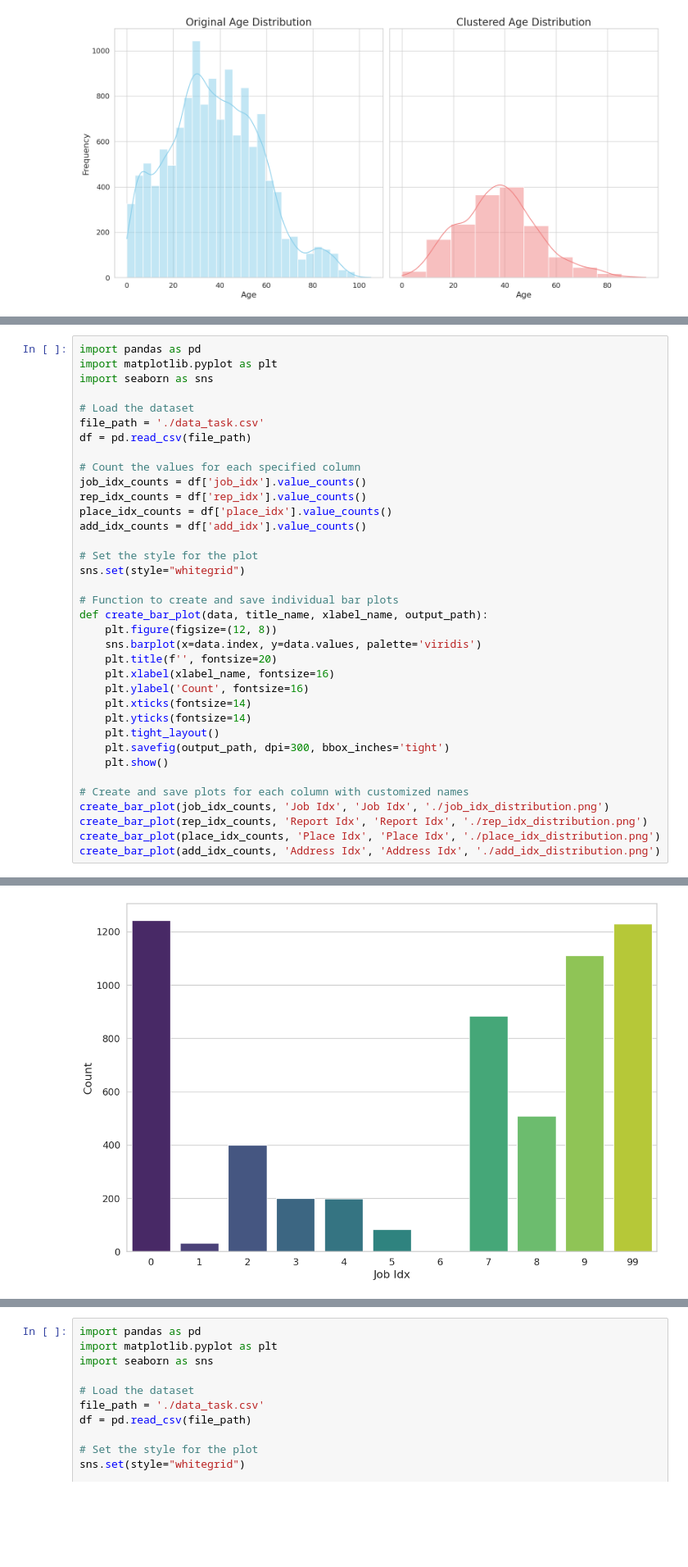
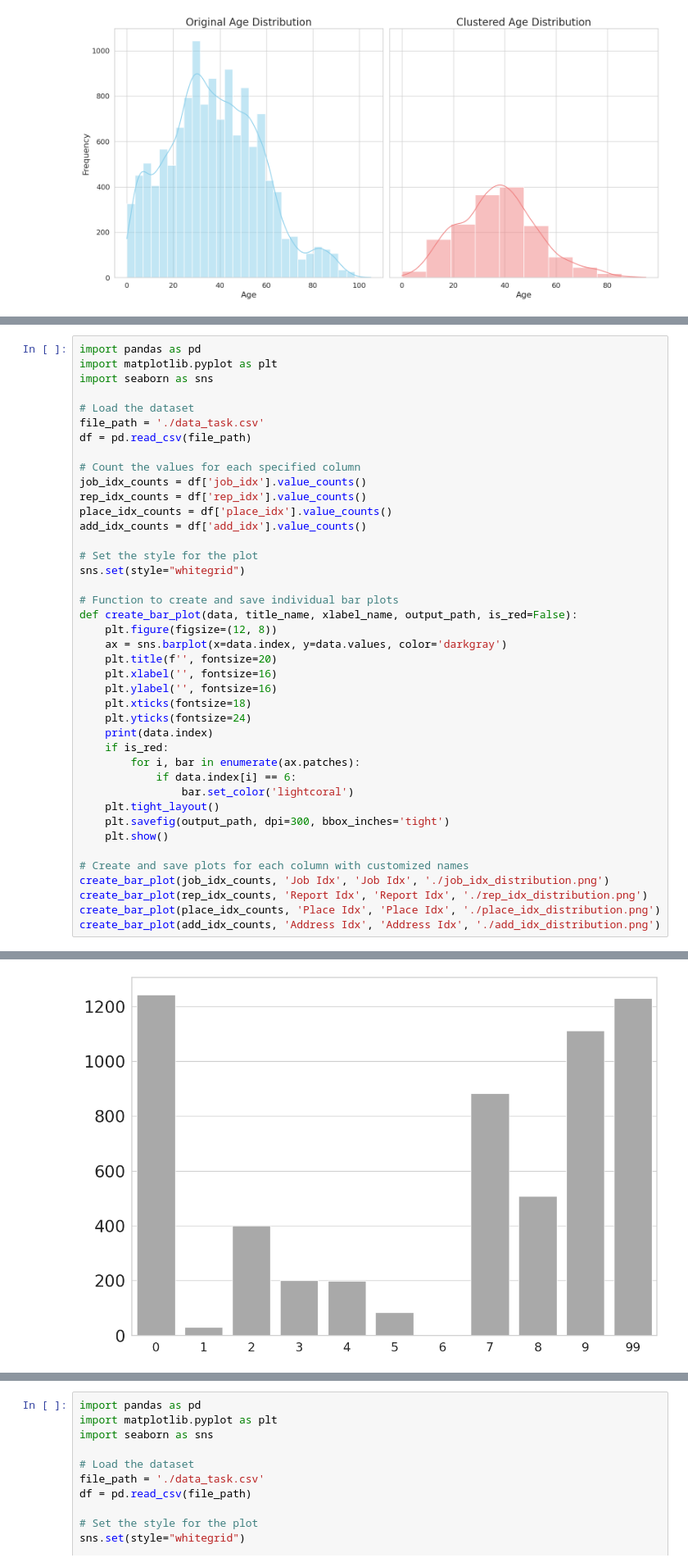
Before and after one commit to MLAI-Yonsei/CEVT, a Jupyter notebook: data/data_stats.ipynb, the cells around one changed output, grey strips where cells are left out. Shown at 82% size. Saved outputs shown, nothing was run; the diff lists cells and outputs as text; blank space fills up the shorter version.

```diff
--- a/data/data_stats.ipynb
+++ b/data/data_stats.ipynb
@@ -353,14 +350,19 @@ add_idx_counts = df['add_idx'].value_counts()
 sns.set(style="whitegrid")
 
 # Function to create and save individual bar plots
-def create_bar_plot(data, title_name, xlabel_name, output_path):
+def create_bar_plot(data, title_name, xlabel_name, output_path, is_red=False):
     plt.figure(figsize=(12, 8))
-    sns.barplot(x=data.index, y=data.values, palette='viridis')
+    ax = sns.barplot(x=data.index, y=data.values, color='darkgray')
     plt.title(f'', fontsize=20)
-    plt.xlabel(xlabel_name, fontsize=16)
-    plt.ylabel('Count', fontsize=16)
-    plt.xticks(fontsize=14)
-    plt.yticks(fontsize=14)
+    plt.xlabel('', fontsize=16)
+    plt.ylabel('', fontsize=16)
+    plt.xticks(fontsize=18)
+    plt.yticks(fontsize=24)
+    print(data.index)
+    if is_red:
+        for i, bar in enumerate(ax.patches):
+            if data.index[i] == 6:
+                bar.set_color('lightcoral')
     plt.tight_layout()
     plt.savefig(output_path, dpi=300, bbox_inches='tight')
     plt.show()
@@ -377 +377 @@ Passing `palette` without assigning `hue` is deprecated and will be removed in v
-[figure, old version]
+[figure, new version]
```
Also changed, not shown: parts of 8 cells of this notebook, 54 other files.
